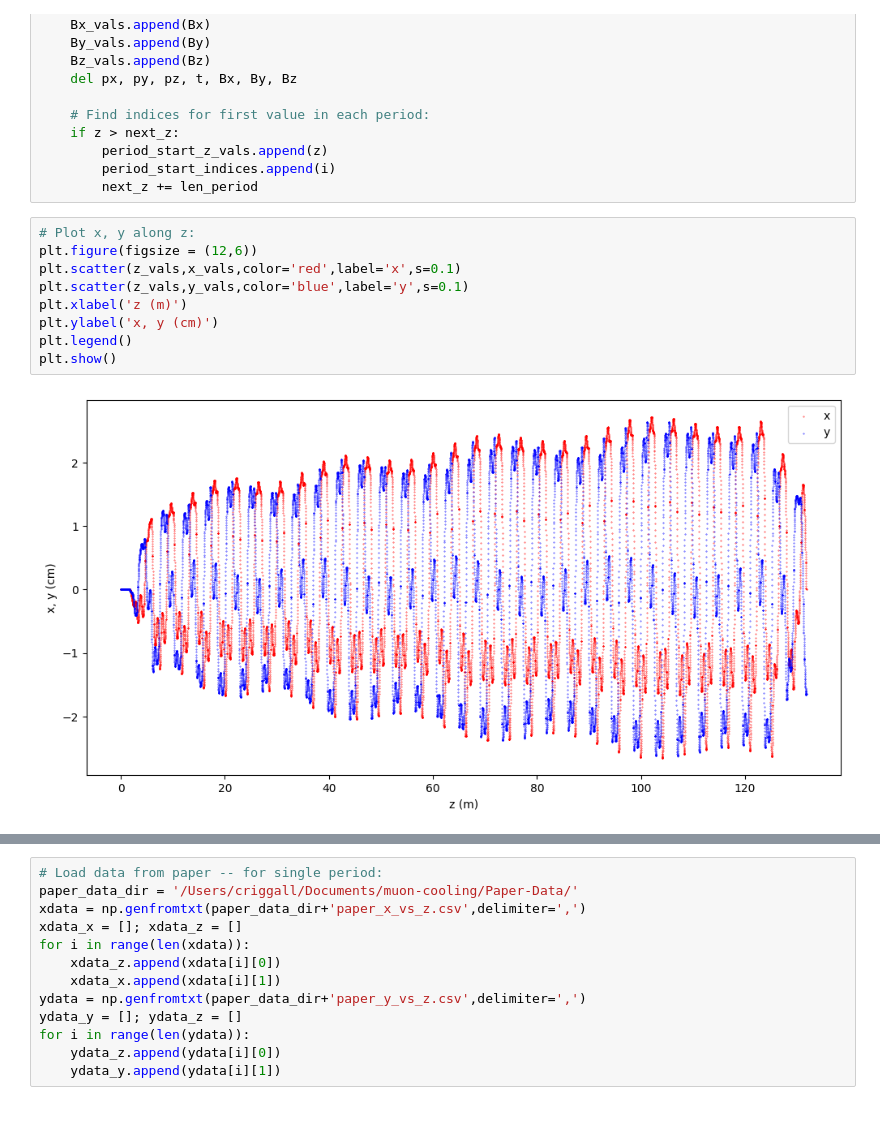
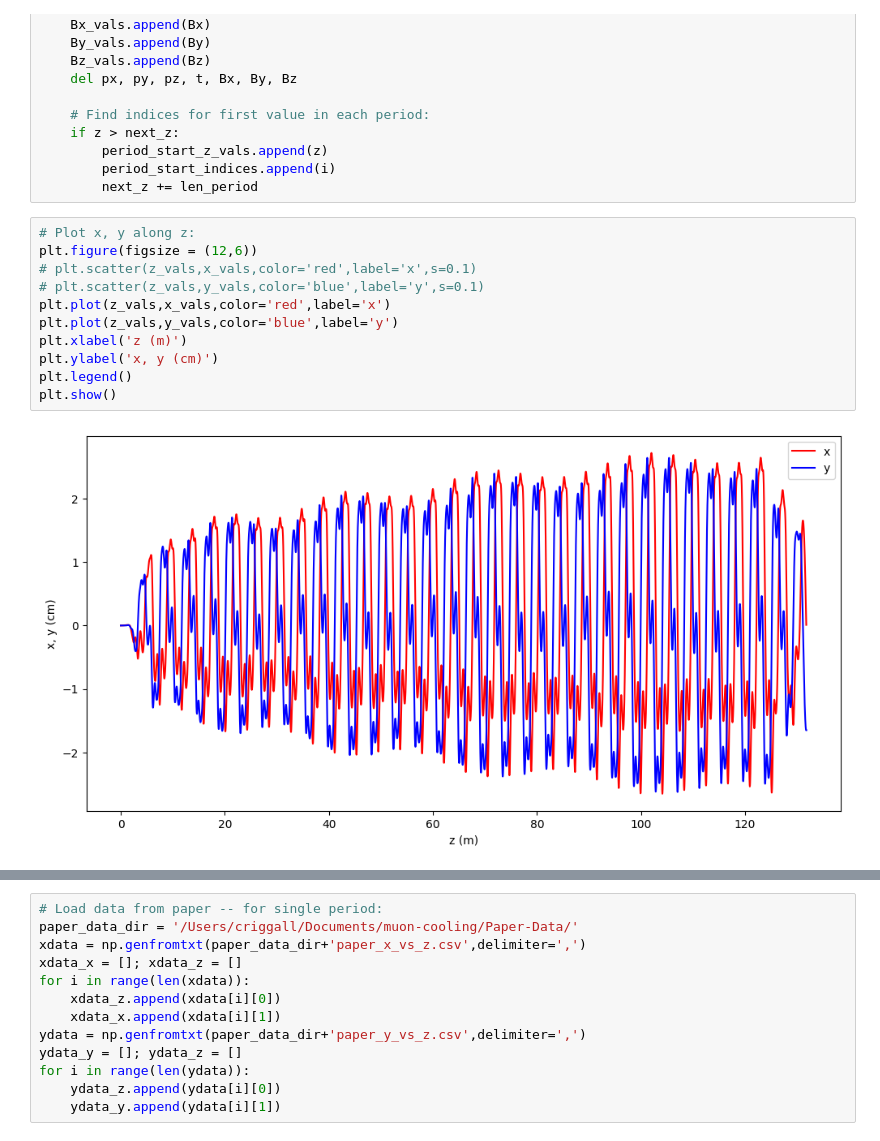
Before and after one commit to criggall/muon-cooling, a Jupyter notebook: plot-reference-particle.ipynb, the cells around one changed output, grey strips where cells are left out. Cells and saved outputs as stored; diff of their text form.

```diff
--- a/plot-reference-particle.ipynb
+++ b/plot-reference-particle.ipynb
@@ -54,12 +54,14 @@ for i in range(data.shape[0]):
 # %%
 # Plot x, y along z:
 plt.figure(figsize = (12,6))
-plt.scatter(z_vals,x_vals,color='red',label='x',s=0.1)
-plt.scatter(z_vals,y_vals,color='blue',label='y',s=0.1)
+# plt.scatter(z_vals,x_vals,color='red',label='x',s=0.1)
+# plt.scatter(z_vals,y_vals,color='blue',label='y',s=0.1)
+plt.plot(z_vals,x_vals,color='red',label='x')
+plt.plot(z_vals,y_vals,color='blue',label='y')
 plt.xlabel('z (m)')
 plt.ylabel('x, y (cm)')
 plt.legend()
 plt.show()
 # %% [output]
-[figure, old version]
+[figure, new version]
 # %%
```
Also changed, not shown: parts of 14 cells of this notebook, 14 other files.
